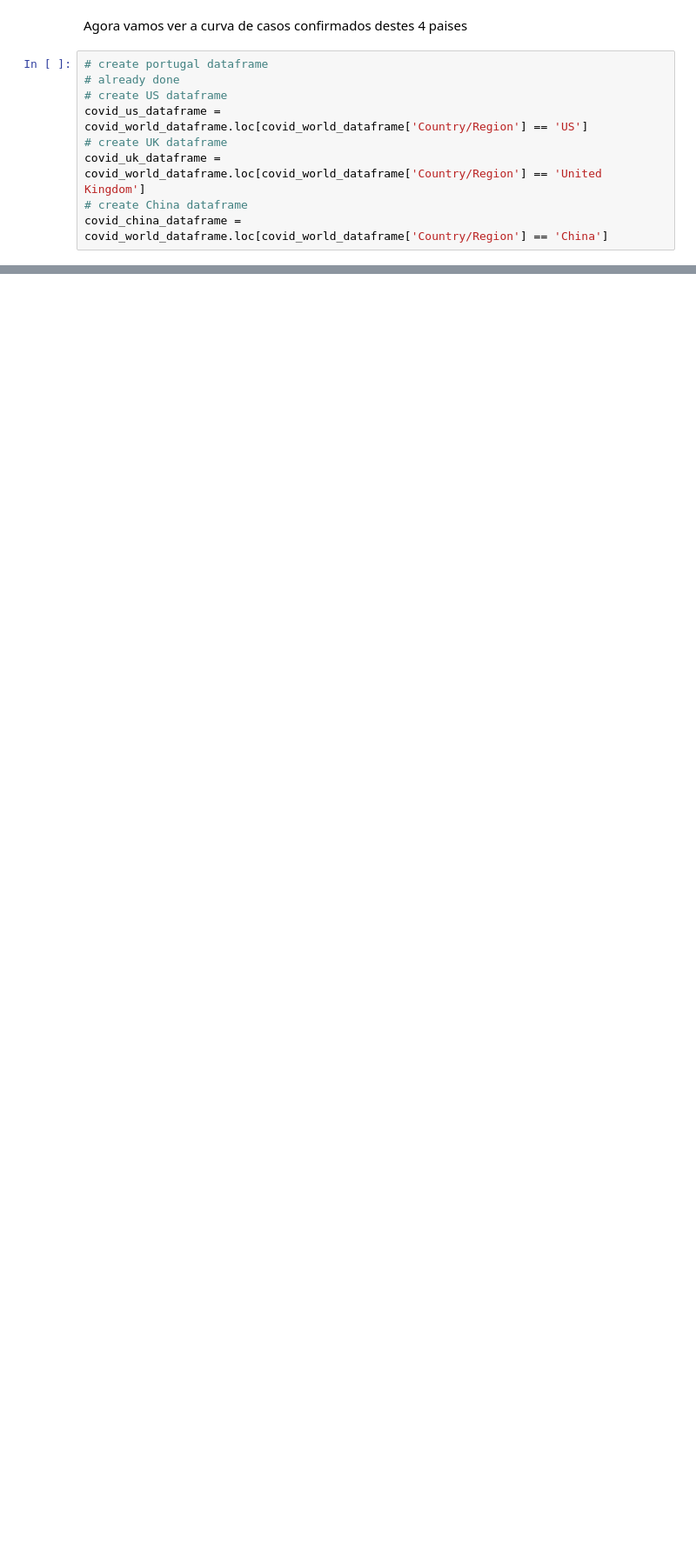
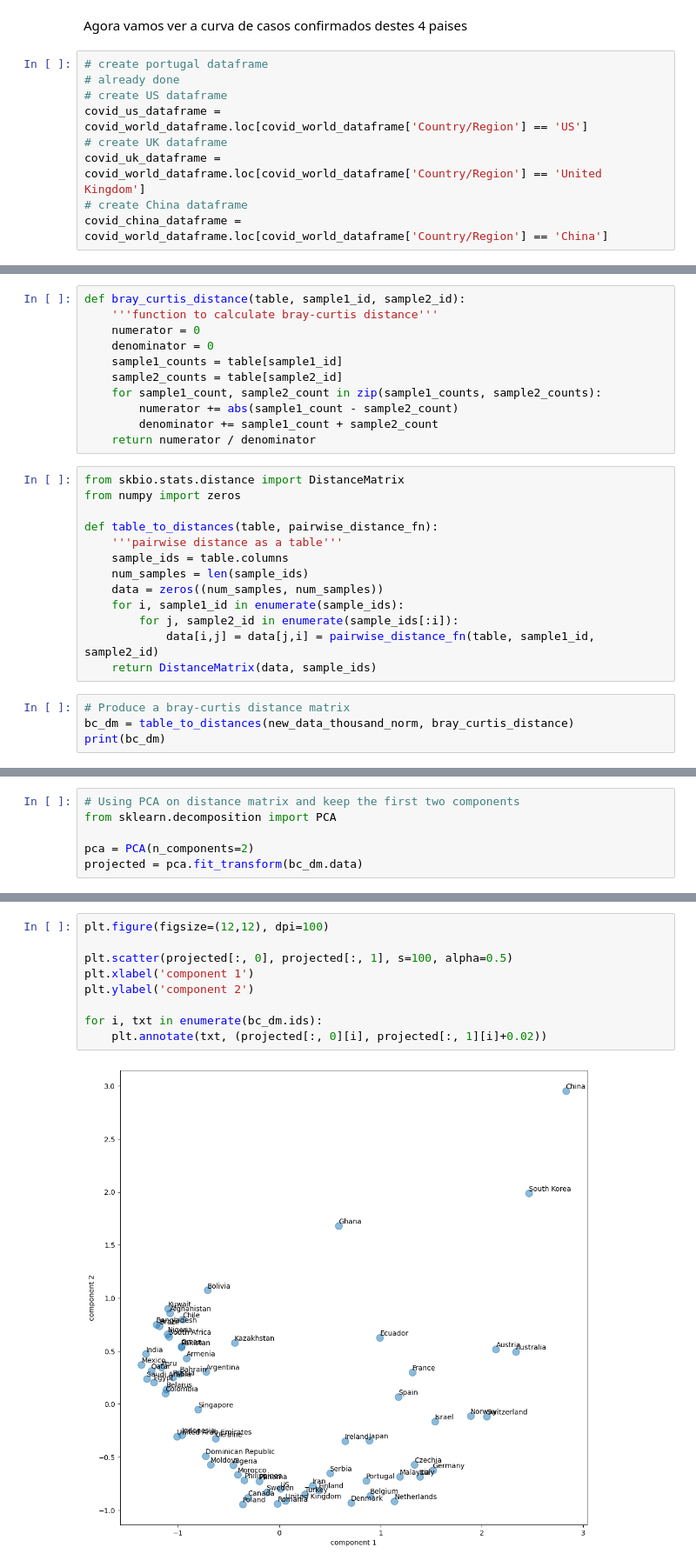
Before and after one commit to diogosmac/covid-forecast-feup-iart, a Jupyter notebook: projects/project2/notes.ipynb, the cells around one changed output, grey strips where cells are left out. Shown at 87% size. Saved outputs shown, nothing was run; the diff lists cells and outputs as text; blank space fills up the shorter version.

Commit message:
Updated data and finished unsupervised learning part

```diff
--- a/projects/project2/notes.ipynb
+++ b/projects/project2/notes.ipynb
@@ -287,0 +431,28 @@ sb.lineplot(x='Date', y='Confirmed', data=covid_china_dataframe).set_title('Chin
+# %%
+def bray_curtis_distance(table, sample1_id, sample2_id):
+    '''function to calculate bray-curtis distance'''
+    numerator = 0
+    denominator = 0
+    sample1_counts = table[sample1_id]
+    sample2_counts = table[sample2_id]
+    for sample1_count, sample2_count in zip(sample1_counts, sample2_counts):
+        numerator += abs(sample1_count - sample2_count)
+        denominator += sample1_count + sample2_count
+    return numerator / denominator
+# %%
+from skbio.stats.distance import DistanceMatrix
+from numpy import zeros
+
+def table_to_distances(table, pairwise_distance_fn):
+    '''pairwise distance as a table'''
+    sample_ids = table.columns
+    num_samples = len(sample_ids)
+    data = zeros((num_samples, num_samples))
+    for i, sample1_id in enumerate(sample_ids):
+        for j, sample2_id in enumerate(sample_ids[:i]):
+            data[i,j] = data[j,i] = pairwise_distance_fn(table, sample1_id, sample2_id)
+    return DistanceMatrix(data, sample_ids)
+# %%
+# Produce a bray-curtis distance matrix
+bc_dm = table_to_distances(new_data_thousand_norm, bray_curtis_distance)
+print(bc_dm)
@@ -287,0 +473,6 @@ sb.lineplot(x='Date', y='Confirmed', data=covid_china_dataframe).set_title('Chin
+# %%
+# Using PCA on distance matrix and keep the first two components
+from sklearn.decomposition import PCA
+
+pca = PCA(n_components=2)
+projected = pca.fit_transform(bc_dm.data)
@@ -287,0 +484,11 @@ sb.lineplot(x='Date', y='Confirmed', data=covid_china_dataframe).set_title('Chin
+# %%
+plt.figure(figsize=(12,12), dpi=100)
+
+plt.scatter(projected[:, 0], projected[:, 1], s=100, alpha=0.5)
+plt.xlabel('component 1')
+plt.ylabel('component 2')
+
+for i, txt in enumerate(bc_dm.ids):
+    plt.annotate(txt, (projected[:, 0][i], projected[:, 1][i]+0.02))
+# %% [output]
+[figure, added]
```
Also changed, not shown: parts of 40 cells of this notebook, 5 other files.
